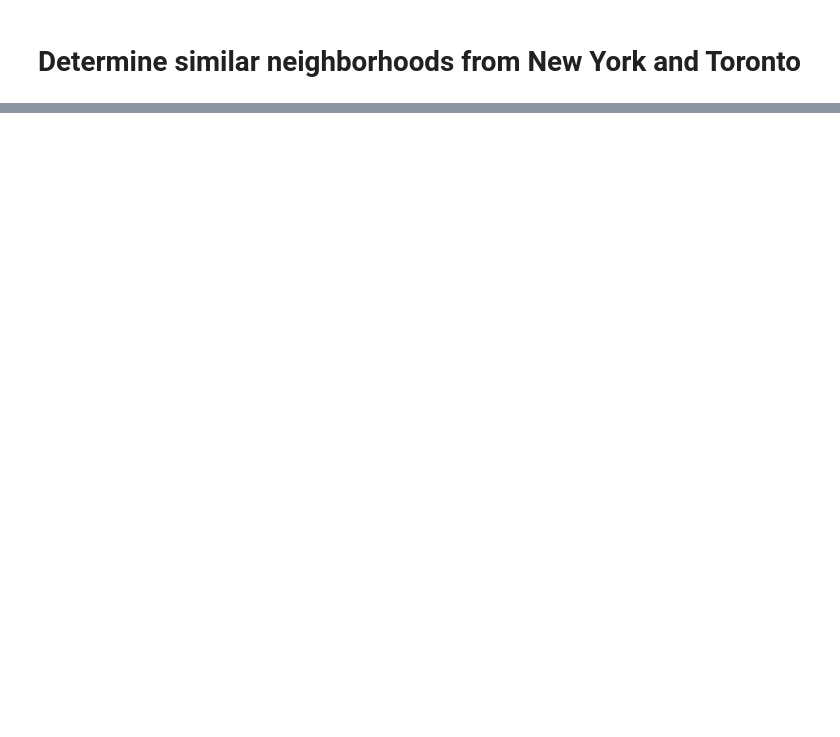
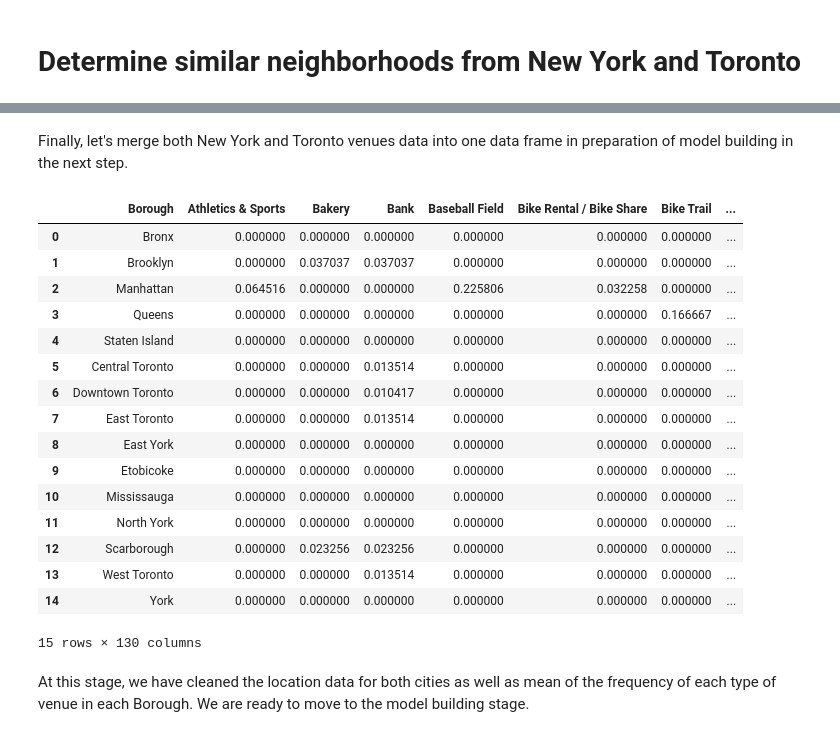
Before and after one commit to Cass-Li/Coursera_Capstone, a Jupyter notebook: Capstone Project.ipynb, the cells around one changed output, grey strips where cells are left out. Saved outputs shown, nothing was run; the diff lists cells and outputs as text; code cells hidden in the pictures; blank space fills up the shorter version.

```diff
--- a/Capstone Project.ipynb
+++ b/Capstone Project.ipynb
@@ -15,0 +297,10 @@ The venues data will cont
+# %%
+# one hot encoding
+trt_onehot = pd.get_dummies(trt_venues[['Venue Category']], prefix="", prefix_sep="")
+# add borough column back to dataframe
+trt_onehot['Borough'] = trt_venues['Borough']
+# move neighborhood column to the first column
+fixed_columns = [trt_onehot.columns[-1]] + list(trt_onehot.columns[:-1])
+trt_borough = trt_onehot[fixed_columns]
+
+trt_borough.head()
@@ -15,0 +315,10 @@ The venues data will cont
+# %%
+# one hot encoding
+ny_onehot = pd.get_dummies(ny_venues[['Venue Category']], prefix="", prefix_sep="")
+# add borough column back to dataframe
+ny_onehot['Borough'] = ny_venues['Borough']
+# move neighborhood column to the first column
+fixed_columns = [ny_onehot.columns[-1]] + list(ny_onehot.columns[:-1])
+ny_borough = ny_onehot[fixed_columns]
+
+ny_borough.head()
@@ -15,0 +335,3 @@ The venues data will cont
+# %%
+trt_mean = trt_borough.groupby('Borough').mean().reset_index()
+trt_mean
@@ -15,0 +362,26 @@ The venues data will cont
+# %% [markdown]
+Finally, let's merge both New York and Toronto venues data into one data frame in preparation of model building in the next step.
+# %%
+borough = pd.concat([ny_mean, trt_mean],sort=False)
+borough.fillna(0,inplace=True)
+borough.reset_index(drop=True)
+# %% [output]
+|  | Borough | Athletics & Sports | Bakery | Bank | Baseball Field | Bike Rental / Bike Share | Bike Trail | ... |
+| 0 | Bronx | 0.000000 | 0.000000 | 0.000000 | 0.000000 | 0.000000 | 0.000000 | ... |
+| 1 | Brooklyn | 0.000000 | 0.037037 | 0.037037 | 0.000000 | 0.000000 | 0.000000 | ... |
+| 2 | Manhattan | 0.064516 | 0.000000 | 0.000000 | 0.225806 | 0.032258 | 0.000000 | ... |
+| 3 | Queens | 0.000000 | 0.000000 | 0.000000 | 0.000000 | 0.000000 | 0.166667 | ... |
+| 4 | Staten Island | 0.000000 | 0.000000 | 0.000000 | 0.000000 | 0.000000 | 0.000000 | ... |
+| 5 | Central Toronto | 0.000000 | 0.000000 | 0.013514 | 0.000000 | 0.000000 | 0.000000 | ... |
+| 6 | Downtown Toronto | 0.000000 | 0.000000 | 0.010417 | 0.000000 | 0.000000 | 0.000000 | ... |
+| 7 | East Toronto | 0.000000 | 0.000000 | 0.013514 | 0.000000 | 0.000000 | 0.000000 | ... |
+| 8 | East York | 0.000000 | 0.000000 | 0.000000 | 0.000000 | 0.000000 | 0.000000 | ... |
+| 9 | Etobicoke | 0.000000 | 0.000000 | 0.000000 | 0.000000 | 0.000000 | 0.000000 | ... |
+| 10 | Mississauga | 0.000000 | 0.000000 | 0.000000 | 0.000000 | 0.000000 | 0.000000 | ... |
+| 11 | North York | 0.000000 | 0.000000 | 0.000000 | 0.000000 | 0.000000 | 0.000000 | ... |
+| 12 | Scarborough | 0.000000 | 0.023256 | 0.023256 | 0.000000 | 0.000000 | 0.000000 | ... |
+| 13 | West Toronto | 0.000000 | 0.000000 | 0.013514 | 0.000000 | 0.000000 | 0.000000 | ... |
+| 14 | York | 0.000000 | 0.000000 | 0.000000 | 0.000000 | 0.000000 | 0.000000 | ... |
+15 rows × 130 columns
+# %% [markdown]
+At this stage, we have cleaned the location data for both cities as well as mean of the frequency of each type of venue in each Borough. We are ready to move to the model building stage.
```
Also changed, not shown: parts of 57 cells of this notebook.
